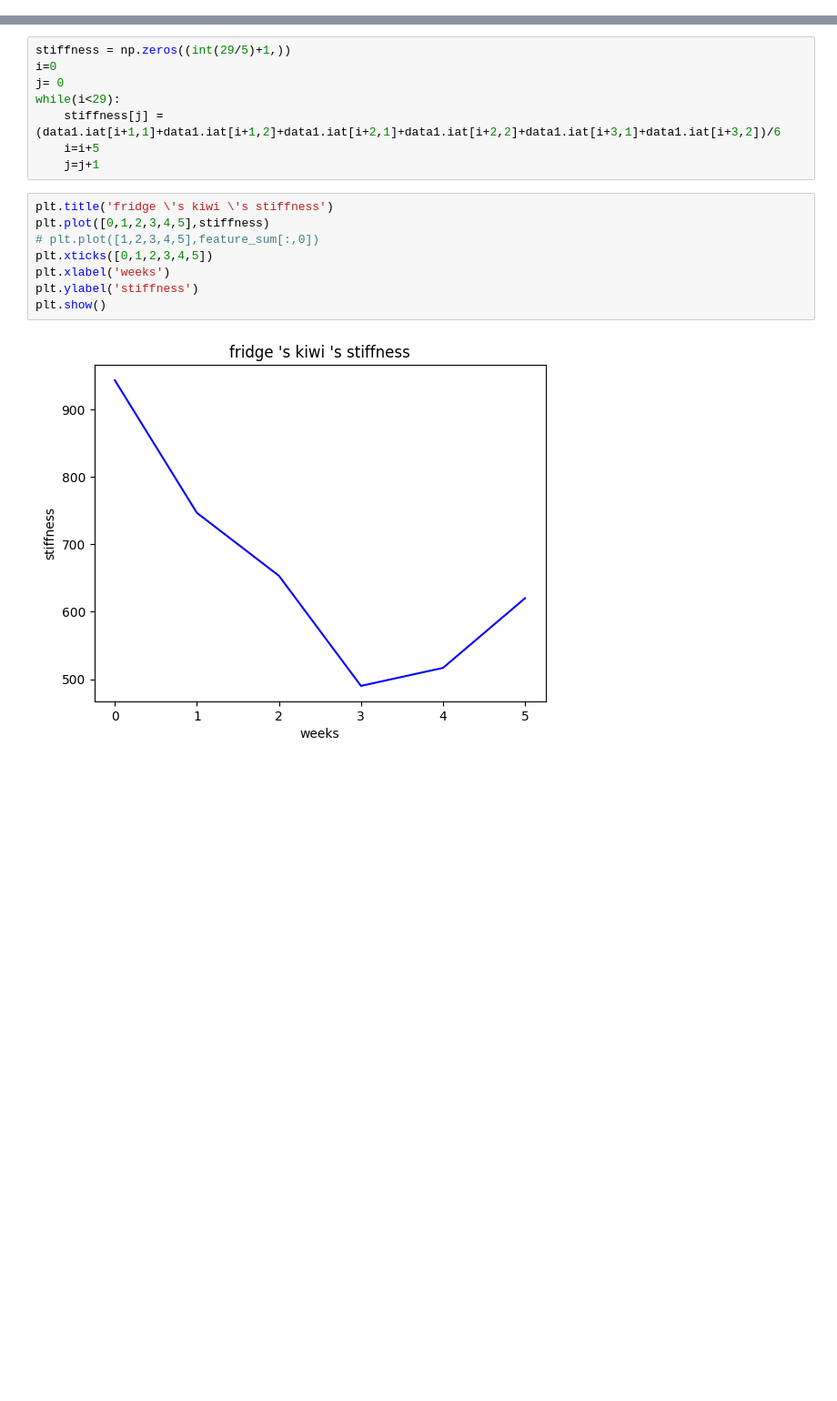
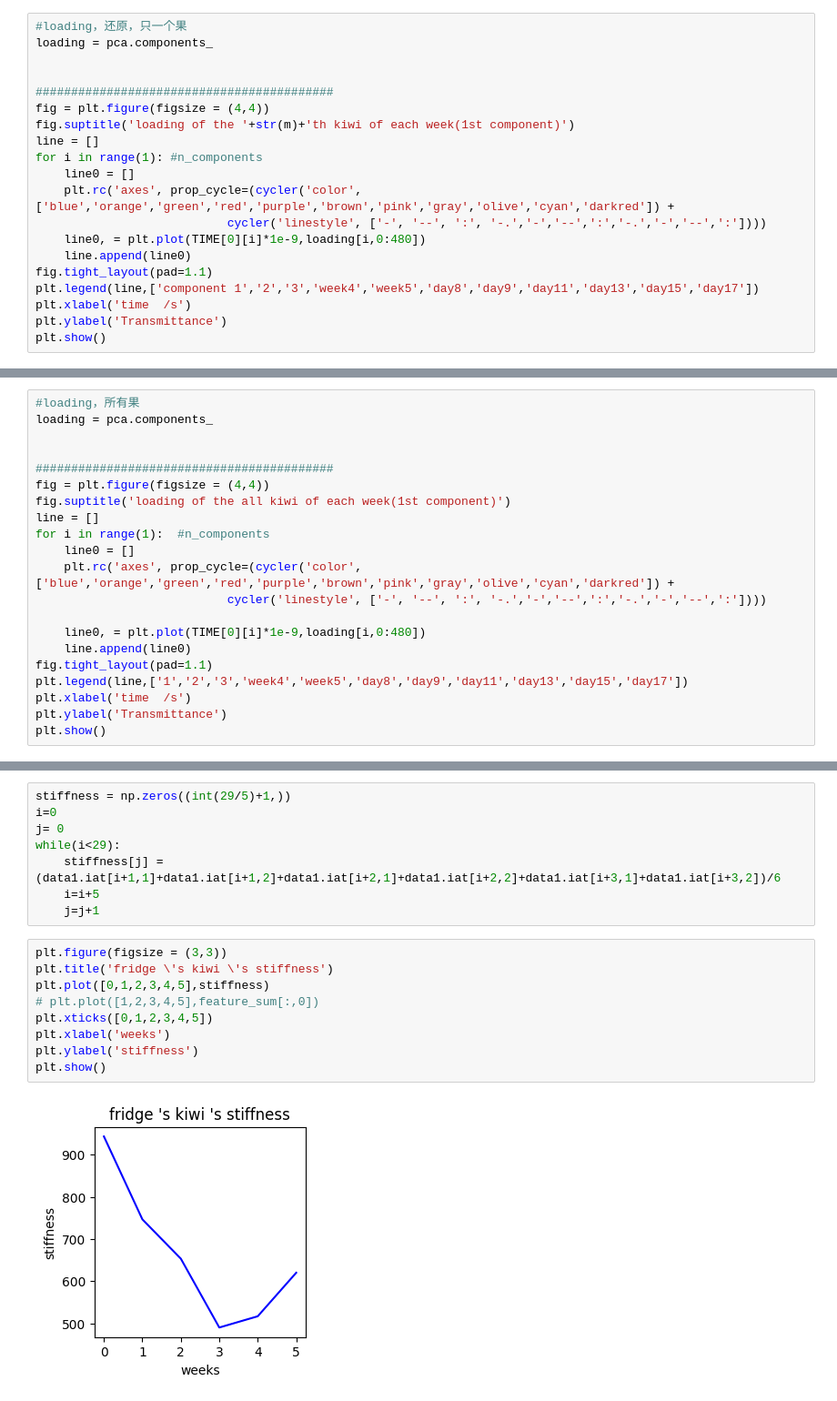
Before and after one commit to xbx18502/Graduation_research_feb, a Jupyter notebook: first_step_fridge.ipynb, the cells around one changed output, grey strips where cells are left out. Shown at 91% size. Saved outputs shown, nothing was run; the diff lists cells and outputs as text; blank space fills up the shorter version.

```diff
--- a/first_step_fridge.ipynb
+++ b/first_step_fridge.ipynb
@@ -365,0 +400,20 @@ plt.show()
+# %%
+#loading，还原，只一个果
+loading = pca.components_
+
+
+##########################################
+fig = plt.figure(figsize = (4,4))
+fig.suptitle('loading of the '+str(m)+'th kiwi of each week(1st component)')
+line = []
+for i in range(1): #n_components
+    line0 = []
+    plt.rc('axes', prop_cycle=(cycler('color', ['blue','orange','green','red','purple','brown','pink','gray','olive','cyan','darkred']) +
+                           cycler('linestyle', ['-', '--', ':', '-.','-','--',':','-.','-','--',':'])))
+    line0, = plt.plot(TIME[0][i]*1e-9,loading[i,0:480])
+    line.append(line0)
+fig.tight_layout(pad=1.1)
+plt.legend(line,['component 1','2','3','week4','week5','day8','day9','day11','day13','day15','day17'])
+plt.xlabel('time  /s')
+plt.ylabel('Transmittance')
+plt.show()
@@ -365,0 +422,21 @@ plt.show()
+# %%
+#loading，所有果
+loading = pca.components_
+
+
+##########################################
+fig = plt.figure(figsize = (4,4))
+fig.suptitle('loading of the all kiwi of each week(1st component)')
+line = []
+for i in range(1):  #n_components
+    line0 = []
+    plt.rc('axes', prop_cycle=(cycler('color', ['blue','orange','green','red','purple','brown','pink','gray','olive','cyan','darkred']) +
+                           cycler('linestyle', ['-', '--', ':', '-.','-','--',':','-.','-','--',':'])))
+
+    line0, = plt.plot(TIME[0][i]*1e-9,loading[i,0:480])
+    line.append(line0)
+fig.tight_layout(pad=1.1)
+plt.legend(line,['1','2','3','week4','week5','day8','day9','day11','day13','day15','day17'])
+plt.xlabel('time  /s')
+plt.ylabel('Transmittance')
+plt.show()
@@ -389,12 +468,13 @@ while(i<29):
     i=i+5
     j=j+1
 # %%
+plt.figure(figsize = (3,3))
 plt.title('fridge \'s kiwi \'s stiffness')
 plt.plot([0,1,2,3,4,5],stiffness)
 # plt.plot([1,2,3,4,5],feature_sum[:,0])
 plt.xticks([0,1,2,3,4,5])
 plt.xlabel('weeks')
 plt.ylabel('stiffness')
 plt.show()
 # %% [output]
-[figure, old version]
+[figure, new version]
```
Also changed, not shown: parts of 8 cells of this notebook, 1 other file.
